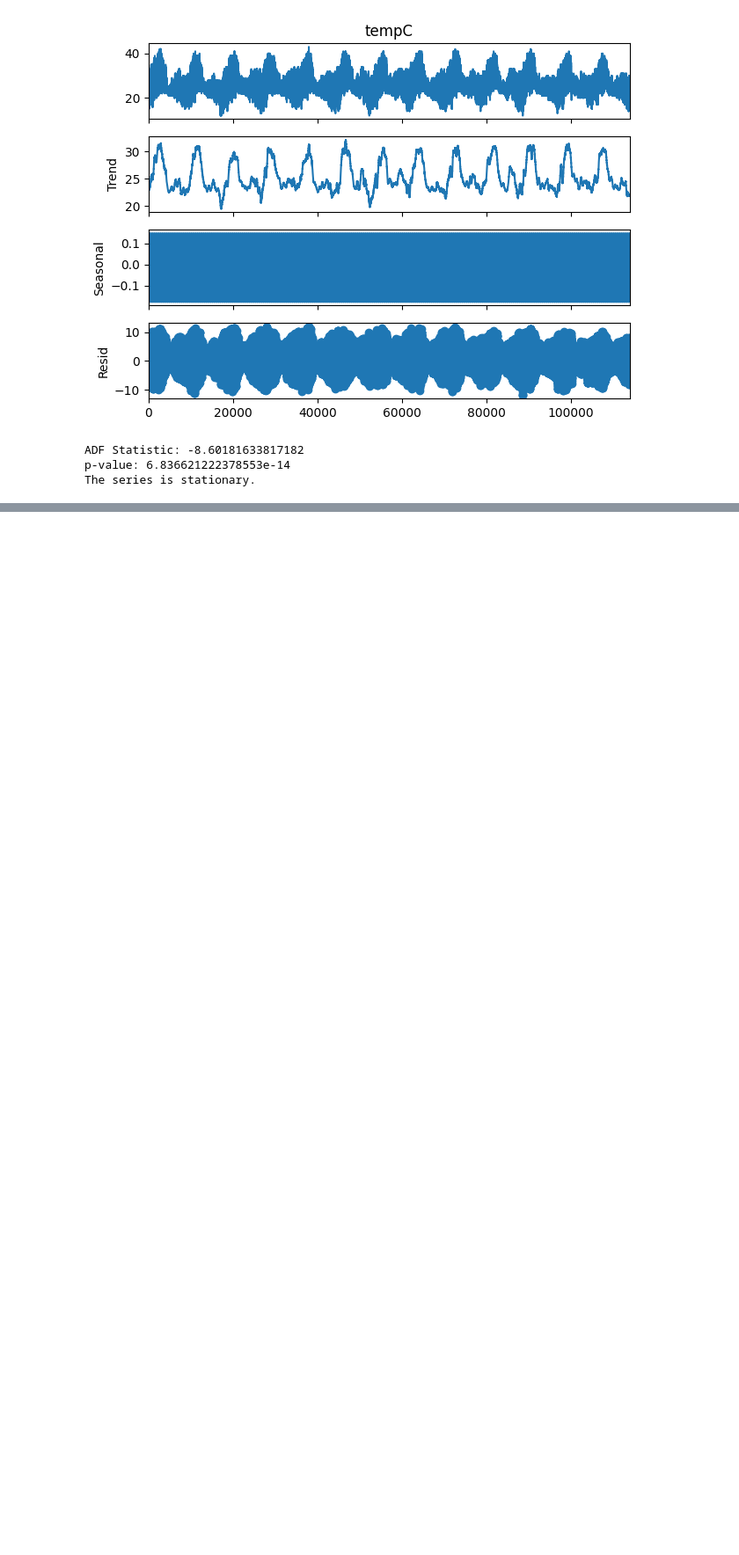
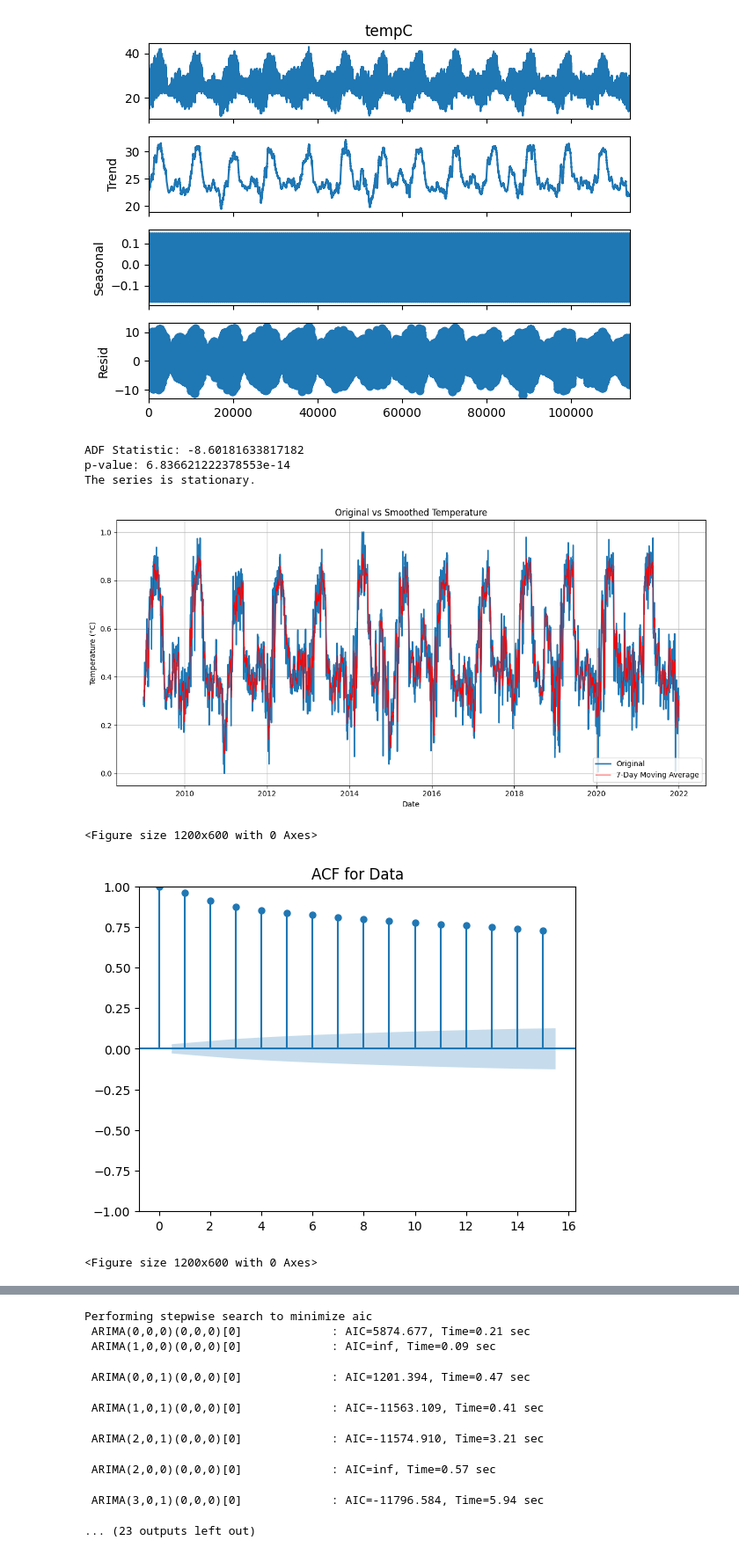
Before and after one commit to Bharathkumar1404/data-science-final-project, a Jupyter notebook: project.ipynb, the cells around one changed output, grey strips where cells are left out. Shown at 88% size. Cells and saved outputs as stored; diff of their text form; code cells hidden in the pictures; blank space fills up the shorter version.

```diff
--- a/project.ipynb
+++ b/project.ipynb
@@ -389,3 +389,52 @@ check_stationarity(wf['tempC'])
 ADF Statistic: -8.60181633817182
 p-value: 6.836621222378553e-14
 The series is stationary.
+# %%
+
+temperature_rolling = wf_daily_data['tempC'].rolling(window=7).mean()
+
+
+plt.figure(figsize=(12, 6))
+plt.plot(wf_daily_data.index, wf_daily_data['tempC'], label='Original', linewidth=2)
+plt.plot(wf_daily_data.index, temperature_rolling, label='7-Day Moving Average', color='red', linewidth=1)
+plt.title('Original vs Smoothed Temperature')
+plt.xlabel('Date')
+plt.ylabel('Temperature (°C)')
+plt.legend()
+plt.grid()
+plt.tight_layout()
+plt.show()
+
+plt.figure(figsize=(12, 6))
+plot_acf(wf_daily_data['tempC'], lags=15)
+plt.title('ACF for Data')
+plt.show()
+
+plt.figure(figsize=(12, 6))
+plot_pacf(wf_daily_data['tempC'], lags=15)
+plt.title('PACF for Data')
+plt.show()
+
+!pip install pmdarima
+from pmdarima import auto_arima
+
+auto_model = auto_arima(train['tempC'],
+                        start_p=0, start_q=0,
+                        max_p=5, max_q=5,
+                        d=None,
+                        seasonal=False,
+                        stepwise=True,
+                        trace=True,
+                        error_action='ignore',
+                        suppress_warnings=True,
+                        max_order=None,
+                        information_criterion='aic'
+                        )
+
+
+print(auto_model.summary())
+# %% [output]
+[figure, added]
+<Figure size 1200x600 with 0 Axes>
+[figure, added]
+<Figure size 1200x600 with 0 Axes>
@@ -391,0 +459,9 @@ The series is stationary.
+Performing stepwise search to minimize aic
+ ARIMA(0,0,0)(0,0,0)[0]             : AIC=5874.677, Time=0.21 sec
+ ARIMA(1,0,0)(0,0,0)[0]             : AIC=inf, Time=0.09 sec
+ ARIMA(0,0,1)(0,0,0)[0]             : AIC=1201.394, Time=0.47 sec
+ ARIMA(1,0,1)(0,0,0)[0]             : AIC=-11563.109, Time=0.41 sec
+ ARIMA(2,0,1)(0,0,0)[0]             : AIC=-11574.910, Time=3.21 sec
+ ARIMA(2,0,0)(0,0,0)[0]             : AIC=inf, Time=0.57 sec
+ ARIMA(3,0,1)(0,0,0)[0]             : AIC=-11796.584, Time=5.94 sec
+... (23 outputs left out)
```
Also changed, not shown: parts of 4 cells of this notebook.
